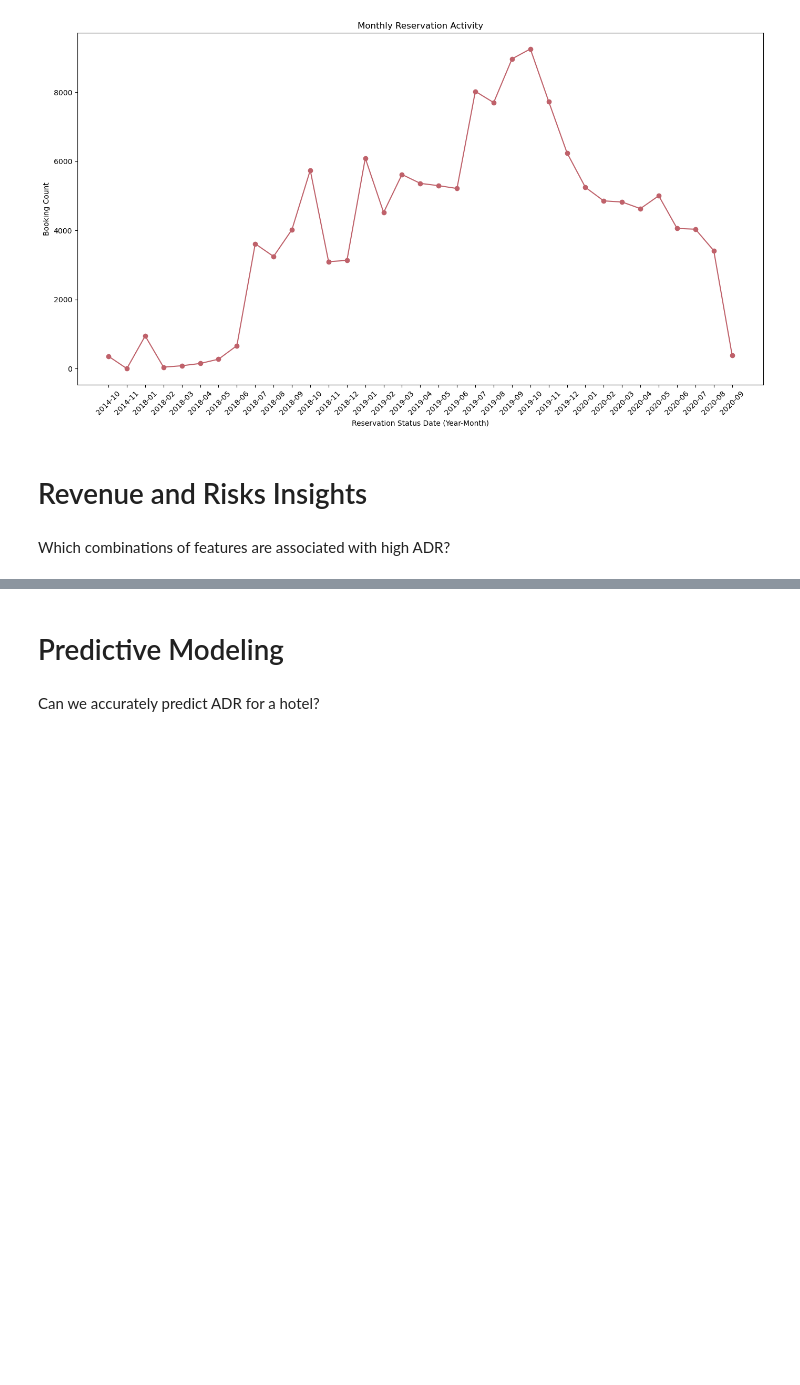
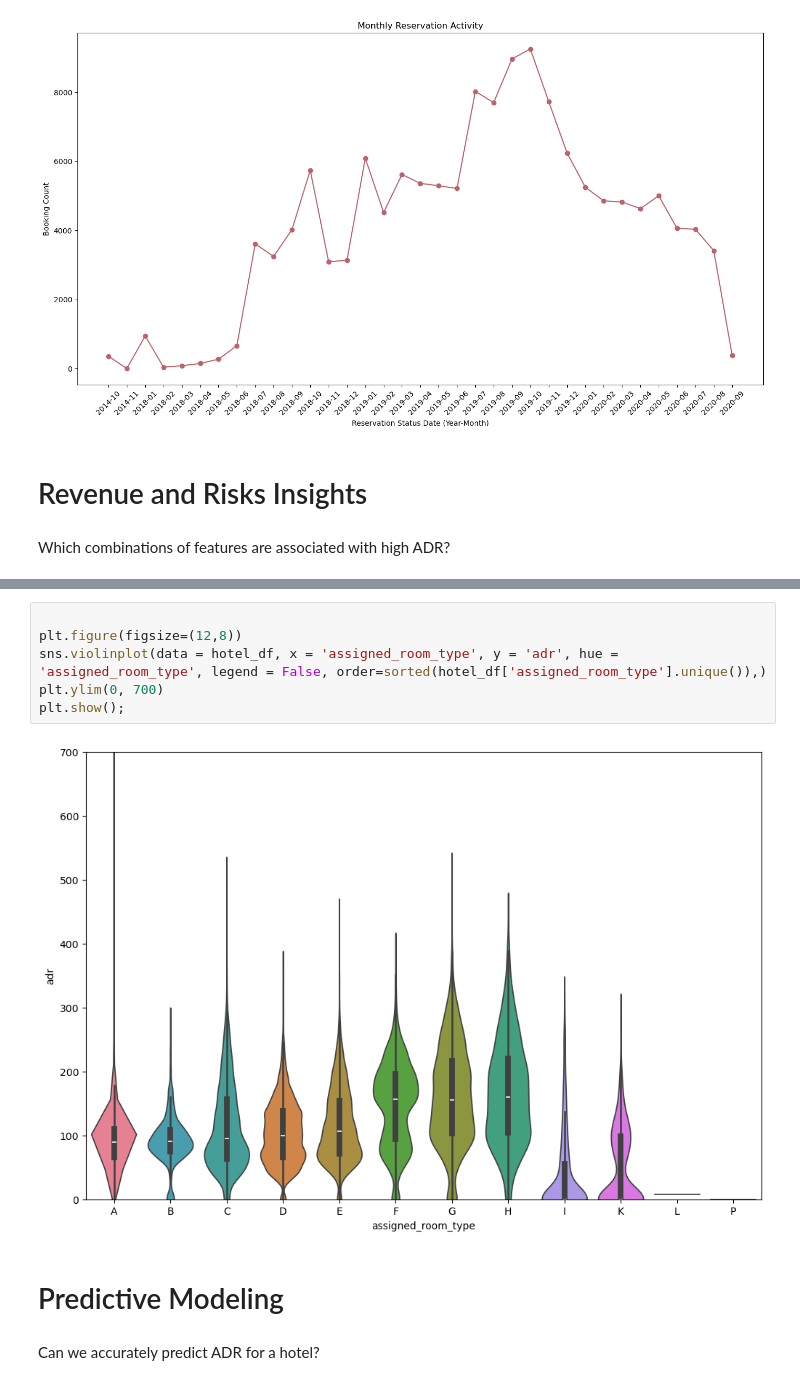
Before and after one commit to SMemic4/Hotels, a Jupyter notebook: notebooks/hotels.ipynb, the cells around one changed output, grey strips where cells are left out. Cells and saved outputs as stored; diff of their text form; blank space fills up the shorter version.

```diff
--- a/notebooks/hotels.ipynb
+++ b/notebooks/hotels.ipynb
@@ -704,3 +726,11 @@ Which combinations of features are associated with high ADR?
+# %%
+
+plt.figure(figsize=(12,8))
+sns.violinplot(data = hotel_df, x = 'assigned_room_type', y = 'adr', hue = 'assigned_room_type', legend = False, order=sorted(hotel_df['assigned_room_type'].unique()),)
+plt.ylim(0, 700)
+plt.show();
+# %% [output]
+[figure, added]
 # %% [markdown]
 # Predictive Modeling
 # %% [markdown]
```
Also changed, not shown: parts of 3 cells of this notebook.
